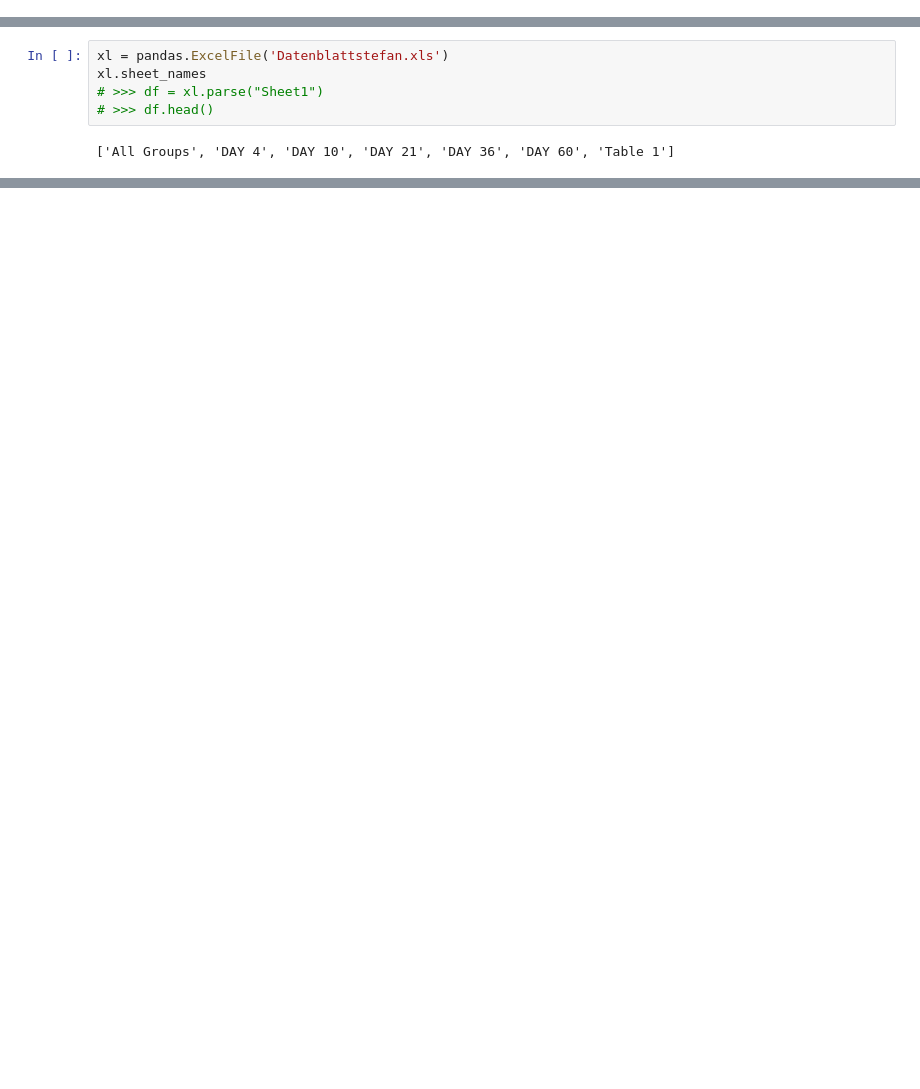
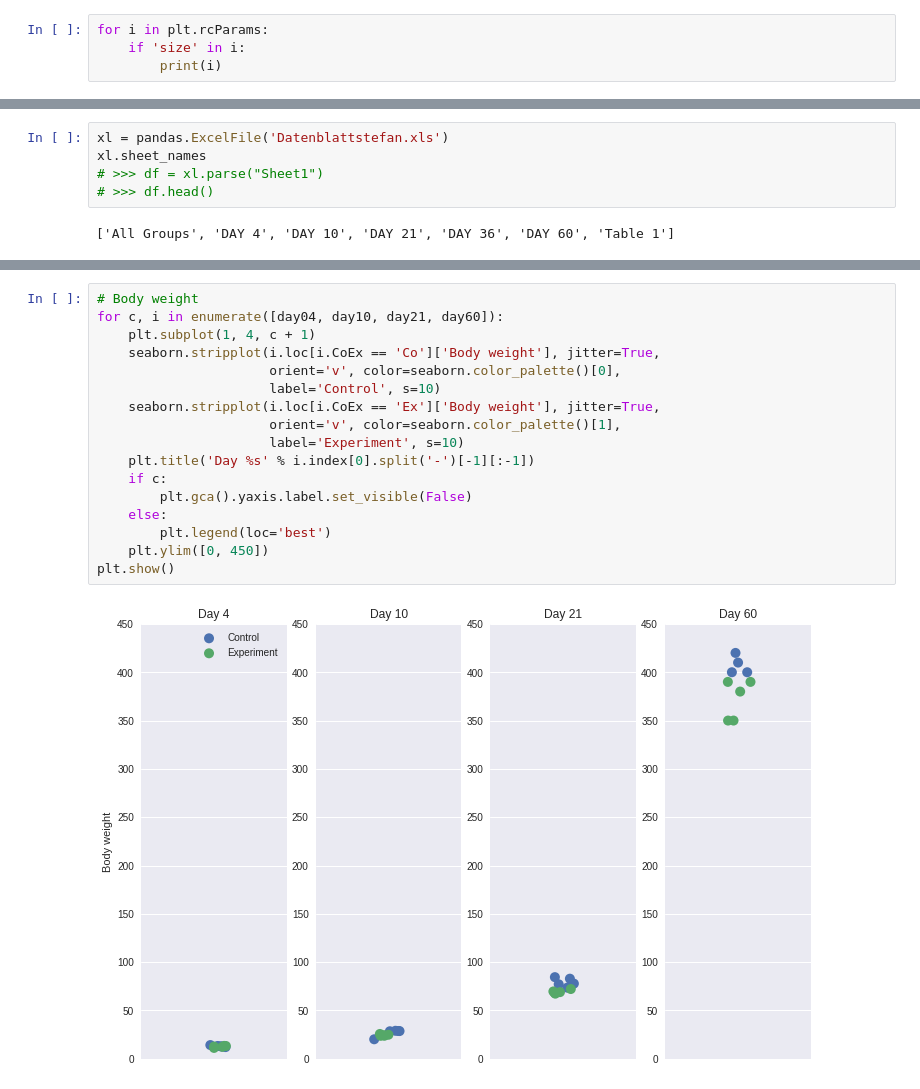
Before and after one commit to habi/acinar-analysis, a Jupyter notebook: Load Datenblatt Stefan.ipynb, the cells around one changed output, grey strips where cells are left out. Drawn from its saved outputs; the diff is of its cells as text; blank space fills up the shorter version.

```diff
--- a/Load Datenblatt Stefan.ipynb
+++ b/Load Datenblatt Stefan.ipynb
@@ -13,0 +22,4 @@ plt.rcParams['savefig.transparent'] = True            # Save figures with transp
+# %%
+for i in plt.rcParams:
+    if 'size' in i:
+        print(i)
@@ -156,0 +118,19 @@ plt.show()
+# %%
+# Body weight
+for c, i in enumerate([day04, day10, day21, day60]):
+    plt.subplot(1, 4, c + 1)
+    seaborn.stripplot(i.loc[i.CoEx == 'Co']['Body weight'], jitter=True,
+                      orient='v', color=seaborn.color_palette()[0],
+                      label='Control', s=10)
+    seaborn.stripplot(i.loc[i.CoEx == 'Ex']['Body weight'], jitter=True,
+                      orient='v', color=seaborn.color_palette()[1],
+                      label='Experiment', s=10)
+    plt.title('Day %s' % i.index[0].split('-')[-1][:-1])
+    if c:
+        plt.gca().yaxis.label.set_visible(False)
+    else:
+        plt.legend(loc='best')
+    plt.ylim([0, 450])
+plt.show()
+# %% [output]
+[figure, added]
```
Also changed, not shown: parts of 19 cells of this notebook.
